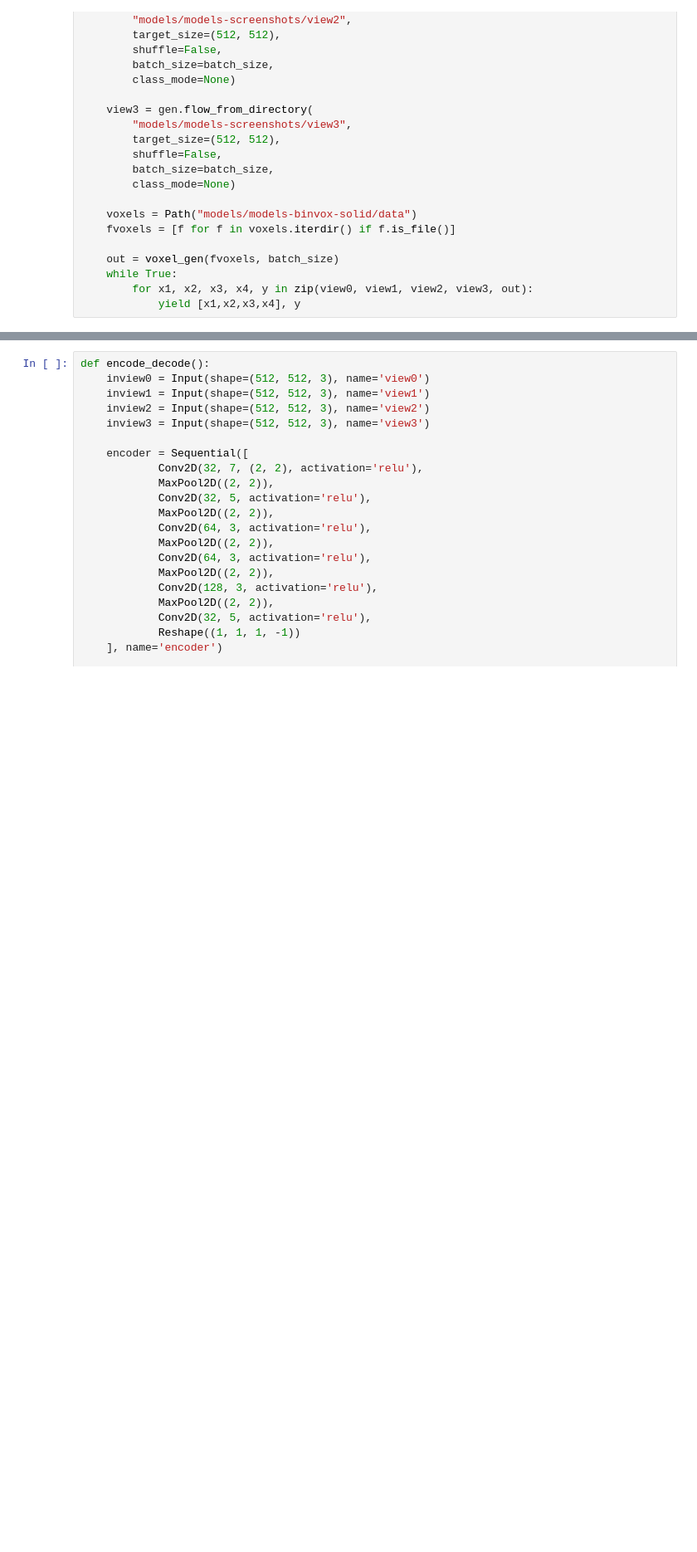
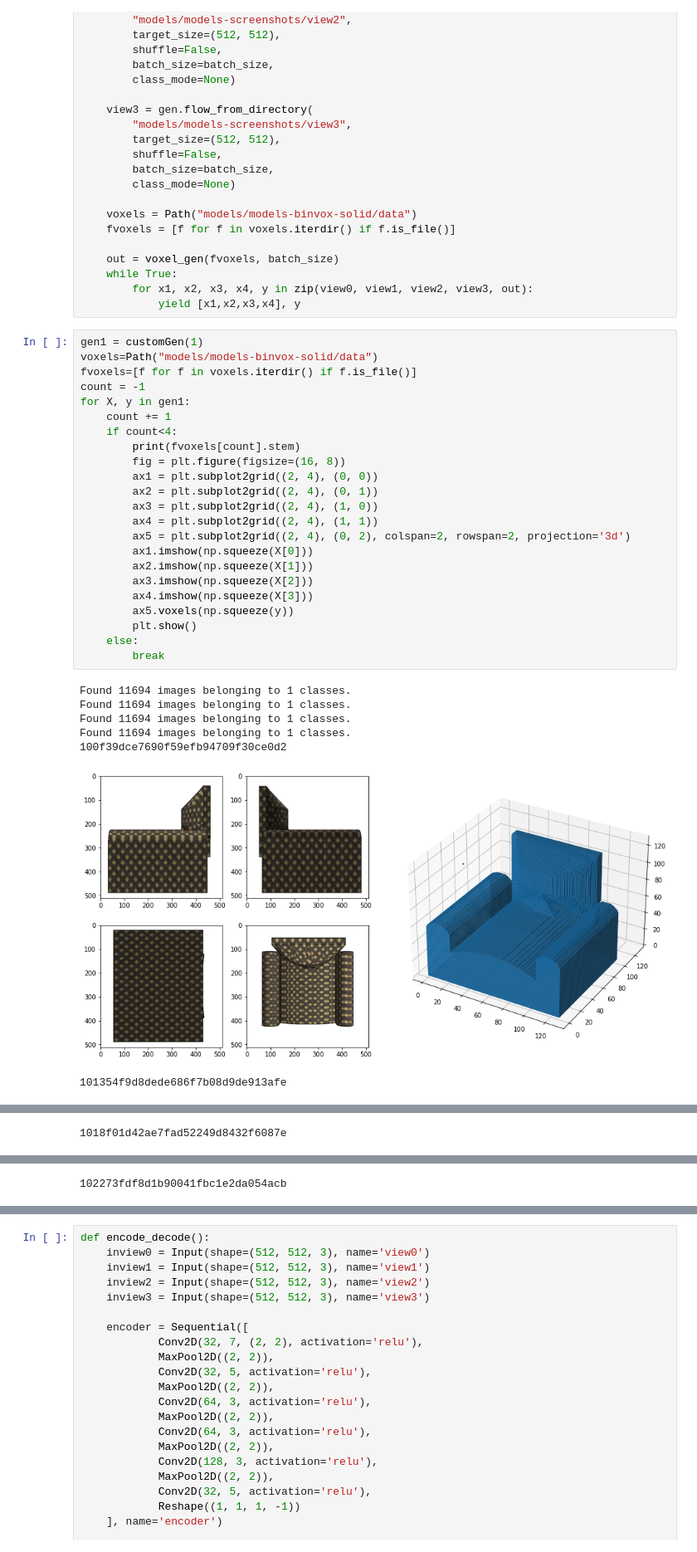
Before and after one commit to pradeep-rajanna/Image-to-3D-model, a Jupyter notebook: Mini Discovery.ipynb, the cells around one changed output, grey strips where cells are left out. Shown at 83% size. Saved outputs shown, nothing was run; the diff lists cells and outputs as text; blank space fills up the shorter version.

```diff
--- a/Mini Discovery.ipynb
+++ b/Mini Discovery.ipynb
@@ -79,3 +80,34 @@ def customGen(batch_size=32):
     while True:
         for x1, x2, x3, x4, y in zip(view0, view1, view2, view3, out):
             yield [x1,x2,x3,x4], y
+# %%
+gen1 = customGen(1)
+voxels=Path("models/models-binvox-solid/data")
+fvoxels=[f for f in voxels.iterdir() if f.is_file()]
+count = -1
+for X, y in gen1:
+    count += 1
+    if count<4:
+        print(fvoxels[count].stem)
+        fig = plt.figure(figsize=(16, 8))
+        ax1 = plt.subplot2grid((2, 4), (0, 0))
+        ax2 = plt.subplot2grid((2, 4), (0, 1))
+        ax3 = plt.subplot2grid((2, 4), (1, 0))
+        ax4 = plt.subplot2grid((2, 4), (1, 1))
+        ax5 = plt.subplot2grid((2, 4), (0, 2), colspan=2, rowspan=2, projection='3d')
+        ax1.imshow(np.squeeze(X[0]))
+        ax2.imshow(np.squeeze(X[1]))
+        ax3.imshow(np.squeeze(X[2]))
+        ax4.imshow(np.squeeze(X[3]))
+        ax5.voxels(np.squeeze(y))
+        plt.show()
+    else:
+        break
+# %% [output]
+Found 11694 images belonging to 1 classes.
+Found 11694 images belonging to 1 classes.
+Found 11694 images belonging to 1 classes.
+Found 11694 images belonging to 1 classes.
+100f39dce7690f59efb94709f30ce0d2
+[figure, added]
+101354f9d8dede686f7b08d9de913afe
@@ -81,0 +115 @@ def customGen(batch_size=32):
+1018f01d42ae7fad52249d8432f6087e
@@ -81,0 +117 @@ def customGen(batch_size=32):
+102273fdf8d1b90041fbc1e2da054acb
```
Also changed, not shown: parts of 6 cells of this notebook, 3 other files.
